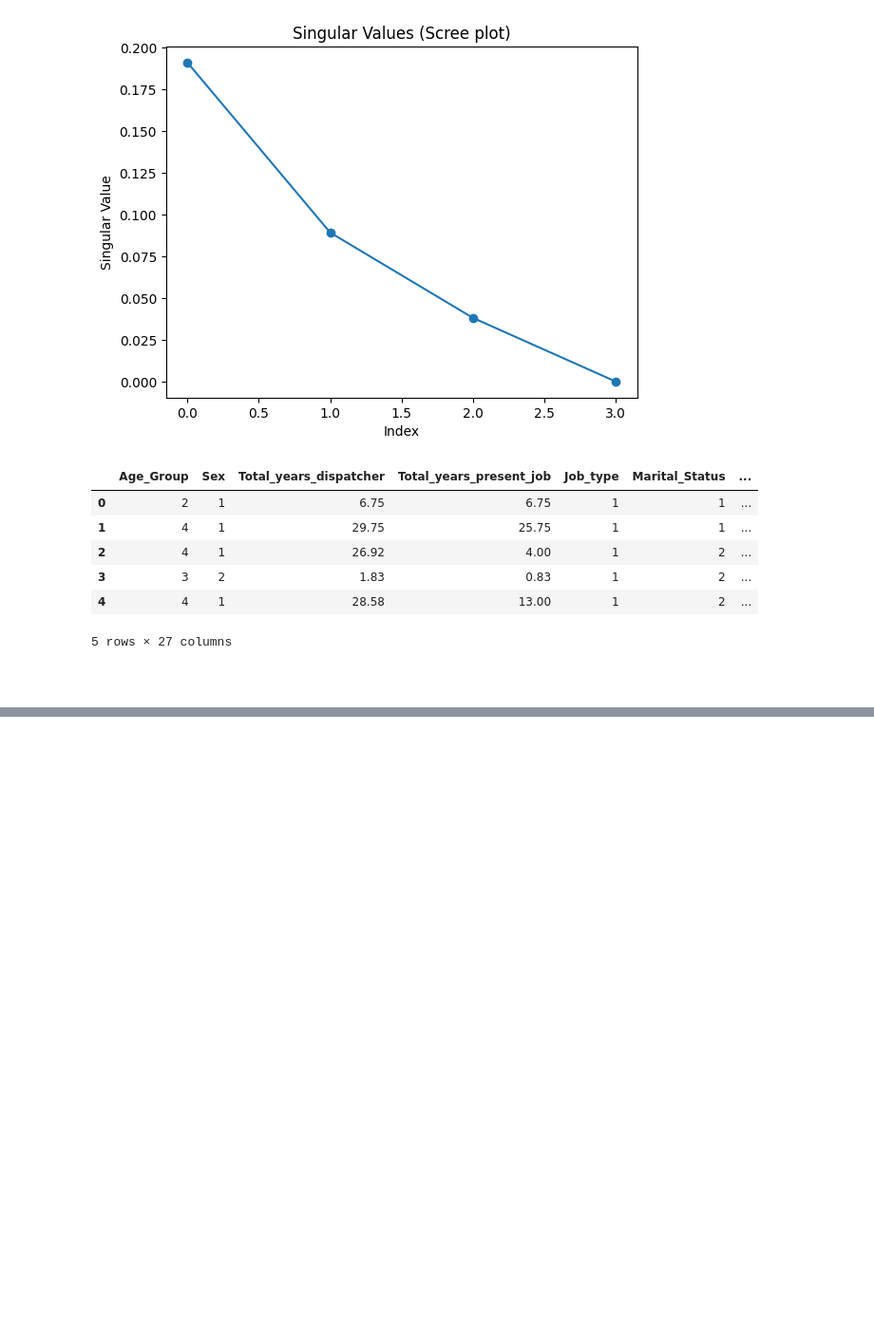
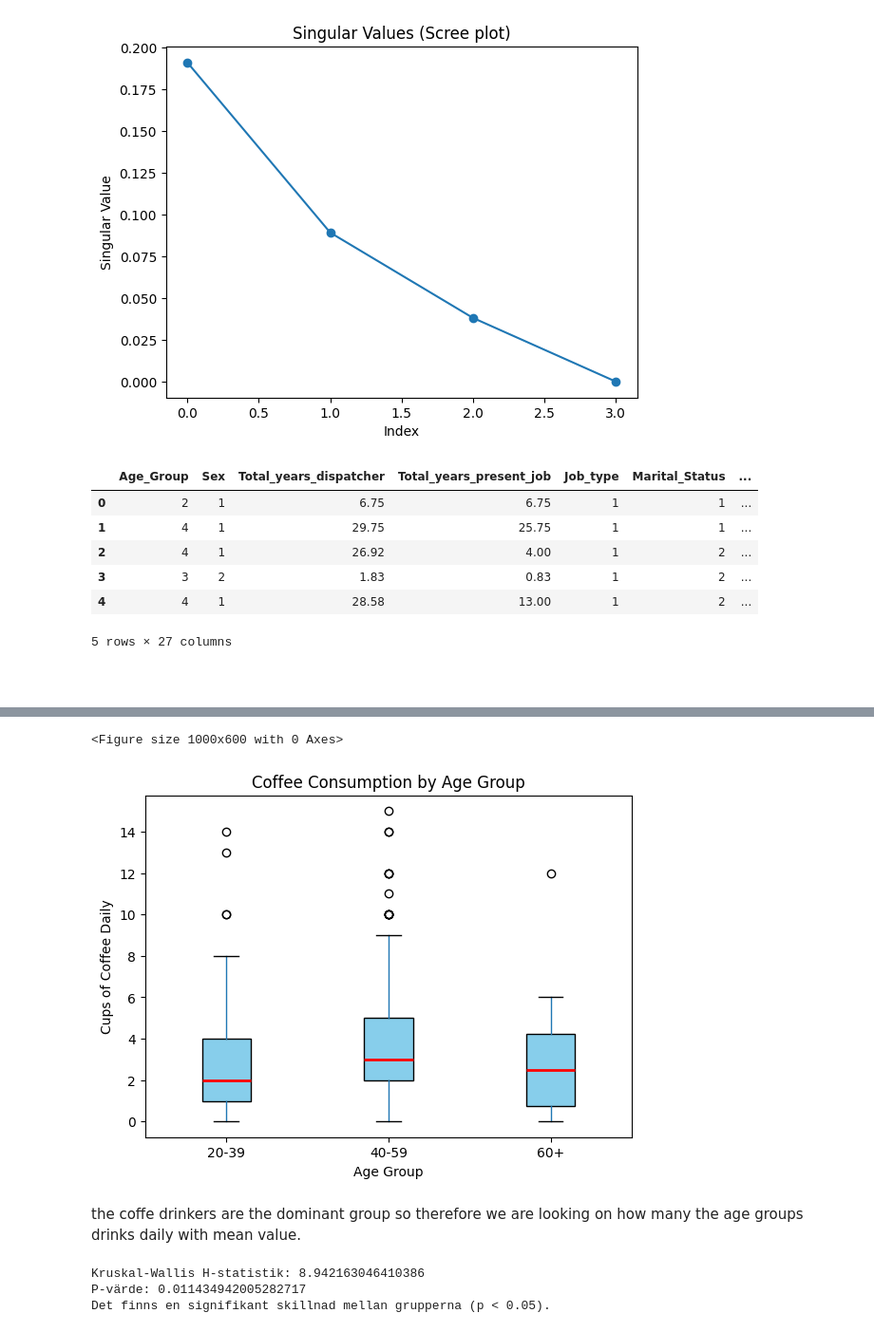
Before and after one commit to Nippe92/datareduction-task, a Jupyter notebook: railroad.ipynb, the cells around one changed output, grey strips where cells are left out. Shown at 95% size. Saved outputs shown, nothing was run; the diff lists cells and outputs as text; code cells hidden in the pictures; blank space fills up the shorter version.

```diff
--- a/railroad.ipynb
+++ b/railroad.ipynb
@@ -762,0 +791,46 @@ railroad_df_clean.head()
+# %%
+import matplotlib.pyplot as plt
+
+# Skapa en boxplot för kaffekonsumtion per åldersgrupp
+plt.figure(figsize=(10, 6))
+railroad_df_clean.boxplot(column='If_yes_how_many_daily', by='Age_Group_Grouped', grid=False, patch_artist=True,
+                        boxprops=dict(facecolor='skyblue', color='black'),
+                        medianprops=dict(color='red', linewidth=2))
+
+# Lägg till titlar och etiketter
+plt.title('Coffee Consumption by Age Group')
+plt.suptitle('')  # Ta bort standardtitel från pandas boxplot
+plt.xlabel('Age Group')
+plt.ylabel('Cups of Coffee Daily')
+
+# Visa diagrammet
+plt.show()
+# %% [output]
+<Figure size 1000x600 with 0 Axes>
+[figure, added]
+# %% [markdown]
+the coffe drinkers are the dominant group so therefore we are looking on how many the age groups drinks daily with mean value.
+# %%
+from scipy.stats import kruskal
+
+# Dela upp data i tre grupper baserat på åldersgrupper
+group_20_39 = railroad_df_clean[railroad_df_clean['Age_Group_Grouped'] == '20-39']['If_yes_how_many_daily']
+group_40_59 = railroad_df_clean[railroad_df_clean['Age_Group_Grouped'] == '40-59']['If_yes_how_many_daily']
+group_60_plus = railroad_df_clean[railroad_df_clean['Age_Group_Grouped'] == '60+']['If_yes_how_many_daily']
+
+# Utför Kruskal-Wallis-test
+stat, p_value = kruskal(group_20_39, group_40_59, group_60_plus)
+
+# Skriv ut resultatet
+print(f"Kruskal-Wallis H-statistik: {stat}")
+print(f"P-värde: {p_value}")
+
+# Tolka resultatet
+if p_value < 0.05:
+    print("Det finns en signifikant skillnad mellan grupperna (p < 0.05).")
+else:
+    print("Det finns ingen signifikant skillnad mellan grupperna (p >= 0.05).")
+# %% [output]
+Kruskal-Wallis H-statistik: 8.942163046410386
+P-värde: 0.011434942005282717
+Det finns en signifikant skillnad mellan grupperna (p < 0.05).
```
Also changed, not shown: parts of 6 cells of this notebook.
